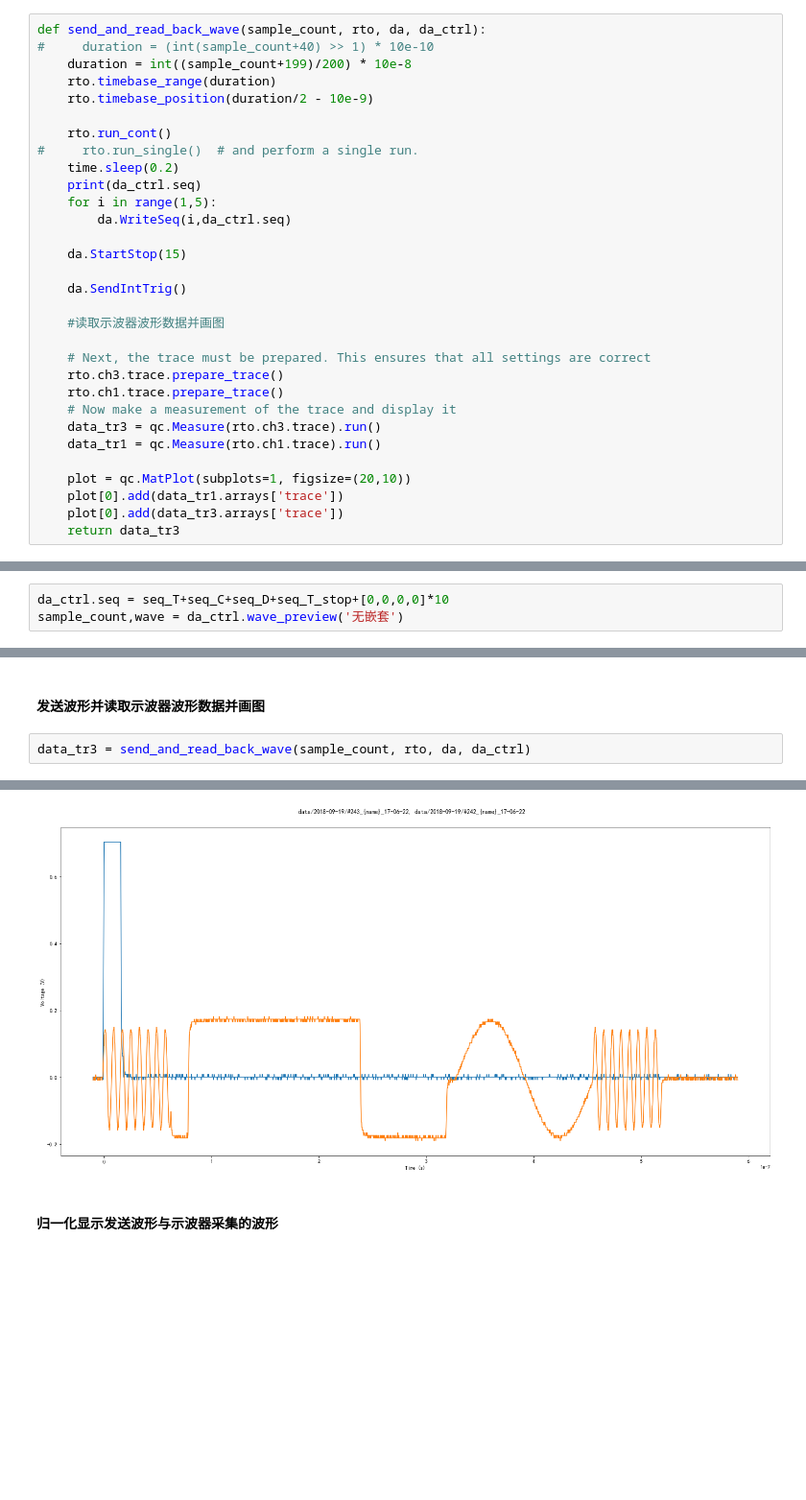
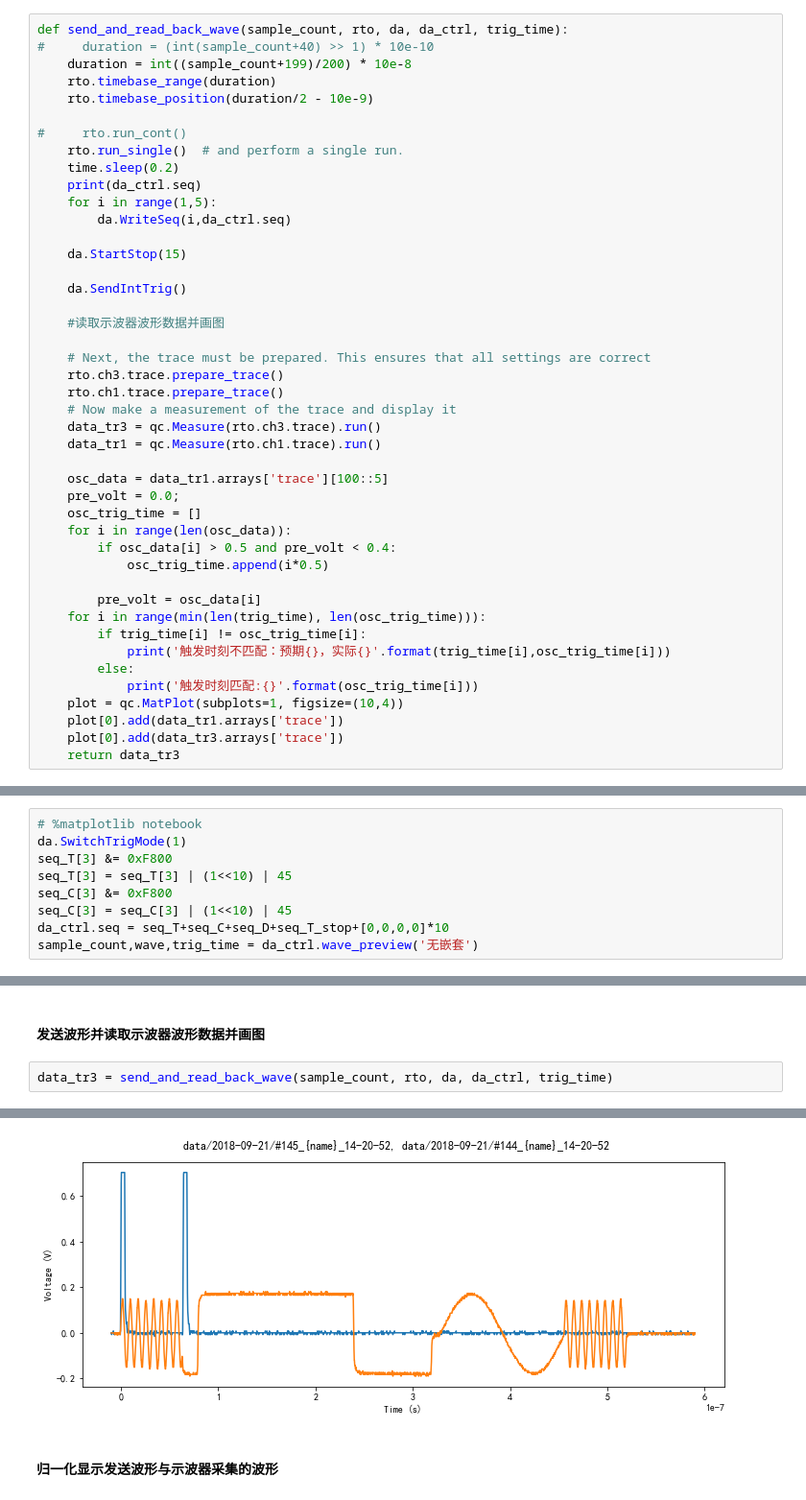
Before and after one commit to linjin1130/easy_work_tools, a Jupyter notebook: python3/da_control/SEQ LOOP&JUMP command test.ipynb, the cells around one changed output, grey strips where cells are left out. Shown at 96% size. Drawn from its saved outputs; the diff is of its cells as text; blank space fills up the shorter version.

```diff
--- a/python3/da_control/SEQ LOOP&JUMP command test.ipynb
+++ b/python3/da_control/SEQ LOOP&JUMP command test.ipynb
@@ -281,14 +284,14 @@ def process_waves(wave, osc_data):
     plot[0].add(osc_data,xlabel="采样点", xunit="(5e-10)",\
                 ylabel= "归一化显示电压值",yunit ="V")
 # %%
-def send_and_read_back_wave(sample_count, rto, da, da_ctrl):
+def send_and_read_back_wave(sample_count, rto, da, da_ctrl, trig_time):
 #     duration = (int(sample_count+40) >> 1) * 10e-10
     duration = int((sample_count+199)/200) * 10e-8
     rto.timebase_range(duration)
     rto.timebase_position(duration/2 - 10e-9)
 
-    rto.run_cont()
-#     rto.run_single()  # and perform a single run.
+#     rto.run_cont()
+    rto.run_single()  # and perform a single run.
     time.sleep(0.2)
     print(da_ctrl.seq)
     for i in range(1,5):
@@ -307,7 +310,20 @@ def send_and_read_back_wave(sample_count, rto, da, da_ctrl):
     data_tr3 = qc.Measure(rto.ch3.trace).run()
     data_tr1 = qc.Measure(rto.ch1.trace).run()
 
-    plot = qc.MatPlot(subplots=1, figsize=(20,10))
+    osc_data = data_tr1.arrays['trace'][100::5]
+    pre_volt = 0.0;
+    osc_trig_time = []
+    for i in range(len(osc_data)):
+        if osc_data[i] > 0.5 and pre_volt < 0.4:
+            osc_trig_time.append(i*0.5)
+
+        pre_volt = osc_data[i]
+    for i in range(min(len(trig_time), len(osc_trig_time))):
+        if trig_time[i] != osc_trig_time[i]:
+            print('触发时刻不匹配：预期{}，实际{}'.format(trig_time[i],osc_trig_time[i]))
+        else:
+            print('触发时刻匹配:{}'.format(osc_trig_time[i]))
+    plot = qc.MatPlot(subplots=1, figsize=(10,4))
     plot[0].add(data_tr1.arrays['trace'])
     plot[0].add(data_tr3.arrays['trace'])
     return data_tr3
@@ -319,4 +332,10 @@ sample_count = 20000
 # %%
+# %matplotlib notebook
+da.SwitchTrigMode(1)
+seq_T[3] &= 0xF800
+seq_T[3] = seq_T[3] | (1<<10) | 45
+seq_C[3] &= 0xF800
+seq_C[3] = seq_C[3] | (1<<10) | 45
 da_ctrl.seq = seq_T+seq_C+seq_D+seq_T_stop+[0,0,0,0]*10
-sample_count,wave = da_ctrl.wave_preview('无嵌套')
+sample_count,wave,trig_time = da_ctrl.wave_preview('无嵌套')
 # %% [output]
@@ -324,5 +346,5 @@ sample_count,wave = da_ctrl.wave_preview('无嵌套')
 # %% [markdown]
 #### 发送波形并读取示波器波形数据并画图
 # %%
-data_tr3 = send_and_read_back_wave(sample_count, rto, da, da_ctrl)
+data_tr3 = send_and_read_back_wave(sample_count, rto, da, da_ctrl, trig_time)
 # %% [output]
@@ -340,4 +364,4 @@ acquired at 2018-09-19 17:06:22
-[figure, old version]
+[figure, new version]
 # %% [markdown]
 #### 归一化显示发送波形与示波器采集的波形
 # %%
```
Also changed, not shown: parts of 33 cells of this notebook, 1 other file.
